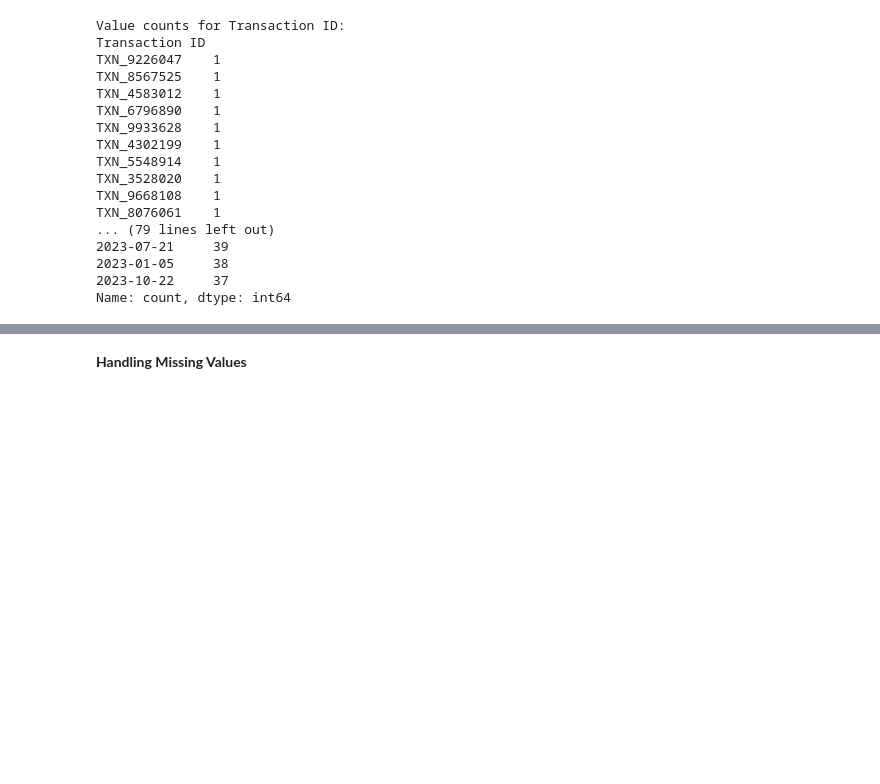
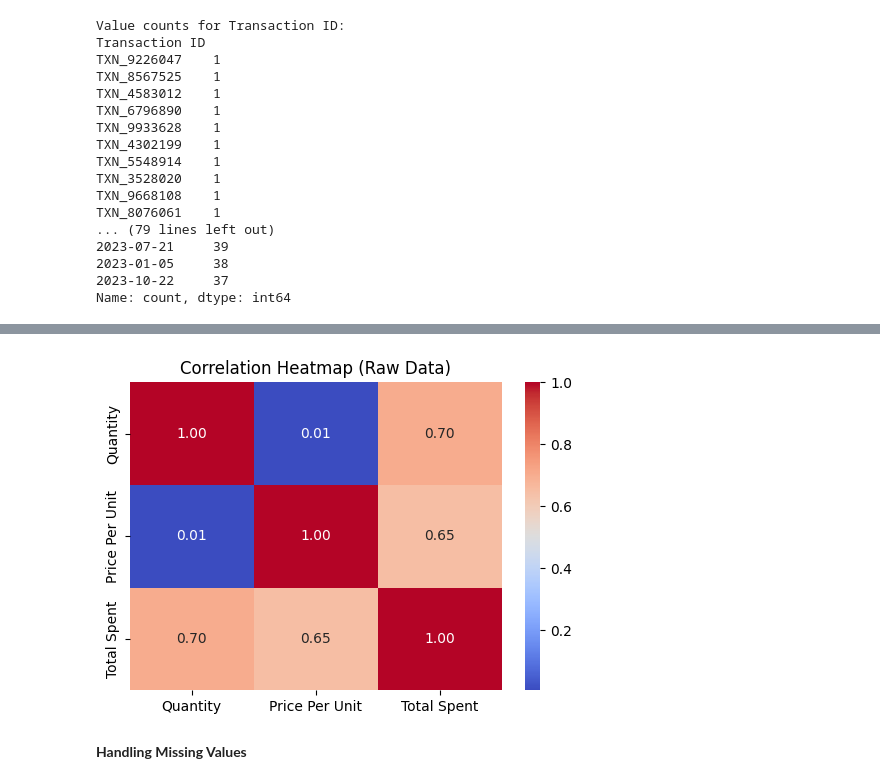
Before and after one commit to Xain1501/CleanCafeData, a Jupyter notebook: CleaningCafeData.ipynb, the cells around one changed output, grey strips where cells are left out. Saved outputs shown, nothing was run; the diff lists cells and outputs as text; code cells hidden in the pictures; blank space fills up the shorter version.

```diff
--- a/CleaningCafeData.ipynb
+++ b/CleaningCafeData.ipynb
@@ -177,3 +219,16 @@ df=df.replace(['unknown', 'error', 'nan', 'n/a', 'none'], np.nan)
+# %%
+plt.figure(figsize=(6,4))
+
+corr = raw_numeric.corr()
+
+sns.heatmap(corr, annot=True, cmap="coolwarm", fmt=".2f")
+
+plt.title("Correlation Heatmap (Raw Data)")
+
+plt.savefig(f"{raw_graph_path}/correlation_heatmap_raw.png", bbox_inches="tight")
+plt.show()
+# %% [output]
+[figure, added]
 # %% [markdown]
 **Handling Missing Values**
 # %%
```
Also changed, not shown: parts of 7 cells of this notebook.
